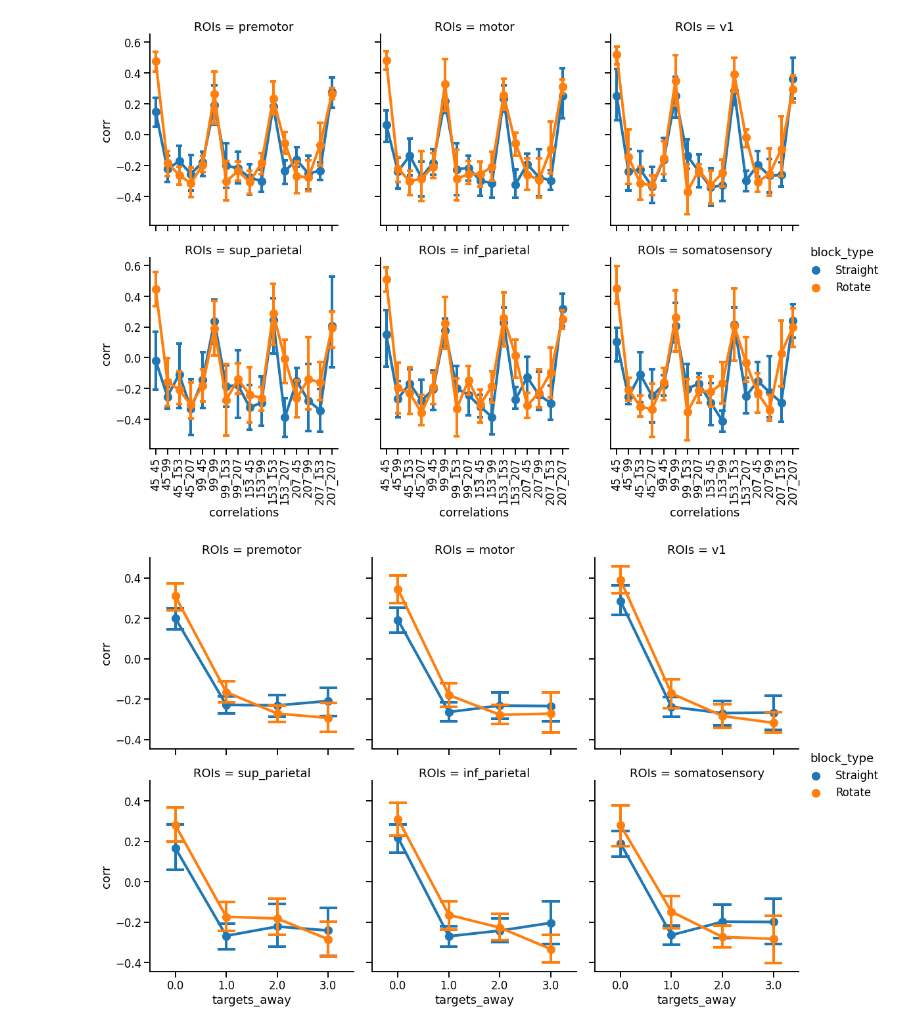
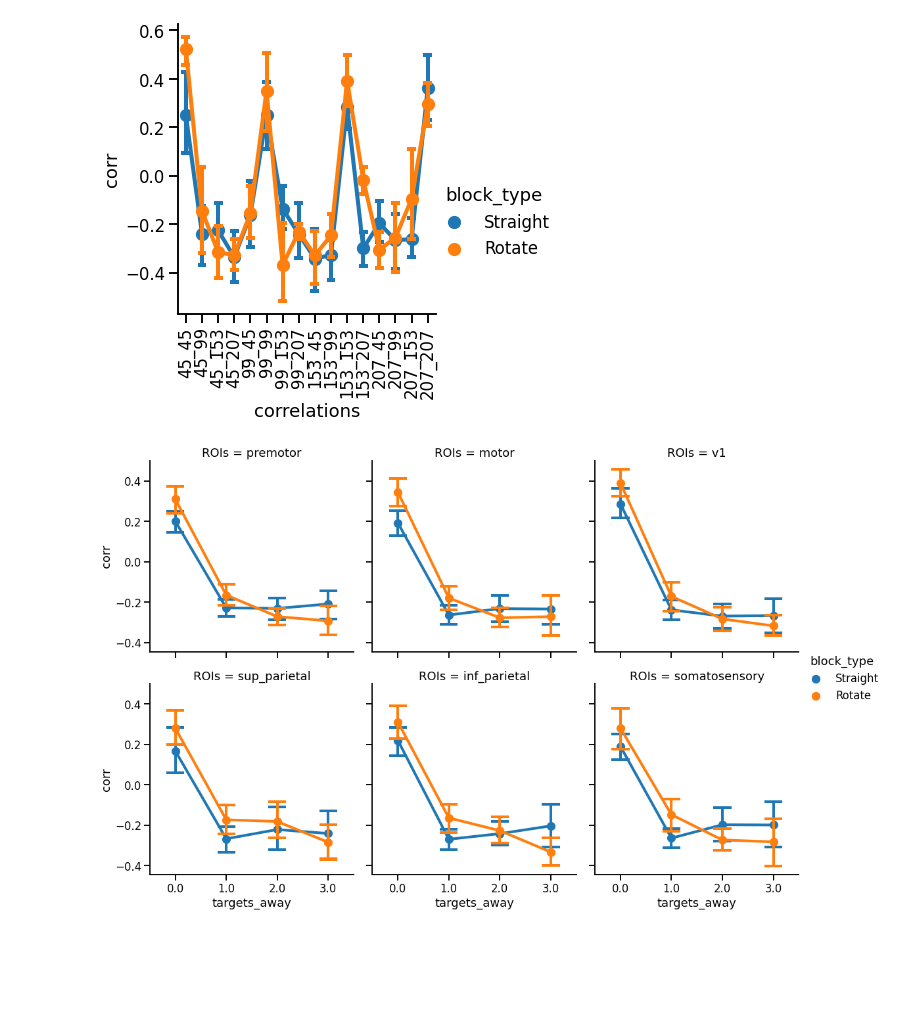
Before and after one commit to tejas-savalia/fmri_project, a Jupyter notebook: across_subjects_mvpa.ipynb, the cells around one changed output. Saved outputs shown, nothing was run; the diff lists cells and outputs as text; code cells hidden in the pictures; blank space fills up the shorter version.

Commit message:
Updated plots for bb

```diff
--- a/across_subjects_mvpa.ipynb
+++ b/across_subjects_mvpa.ipynb
@@ -23,13 +23,14 @@ between_correlations = pd.concat(bli).drop('Unnamed: 0', axis = 1)
 # %%
 within_correlations_melt = within_correlations.melt(id_vars=['participant_id', 'runs', 'block_type', 'ROIs'], var_name = 'correlations', value_name='corr')
 # %%
-ax = sns.catplot(x = 'correlations', y = 'corr', hue = 'block_type',  col = 'ROIs', col_wrap=3,
+sns.set_context('talk')
+ax = sns.catplot(x = 'correlations', y = 'corr', hue = 'block_type',
             kind = 'point', capsize = 0.3,
-            data = within_correlations_melt.loc[((within_correlations_melt.participant_id == '02'))])
+            data = within_correlations_melt.loc[((within_correlations_melt.participant_id == '02') & (within_correlations_melt.ROIs == 'v1'))])
 ax.set_axis_labels().set_xticklabels(rotation = 90)
-plt.savefig('plots_for_bb/within_correlations/within_corr_dir_pairs_all.png', dpi = 600)
+plt.savefig('plots_for_bb/within_correlations/within_corr_dir_pairs_v1.png', dpi = 600, bbox_inches = 'tight')
 # %% [output]
-[figure, old version]
+[figure, new version]
 # %%
 away = []
 for i in within_correlations_melt.correlations.str.split('_').values:
```
Also changed, not shown: parts of 2 cells of this notebook, 4 other files.
